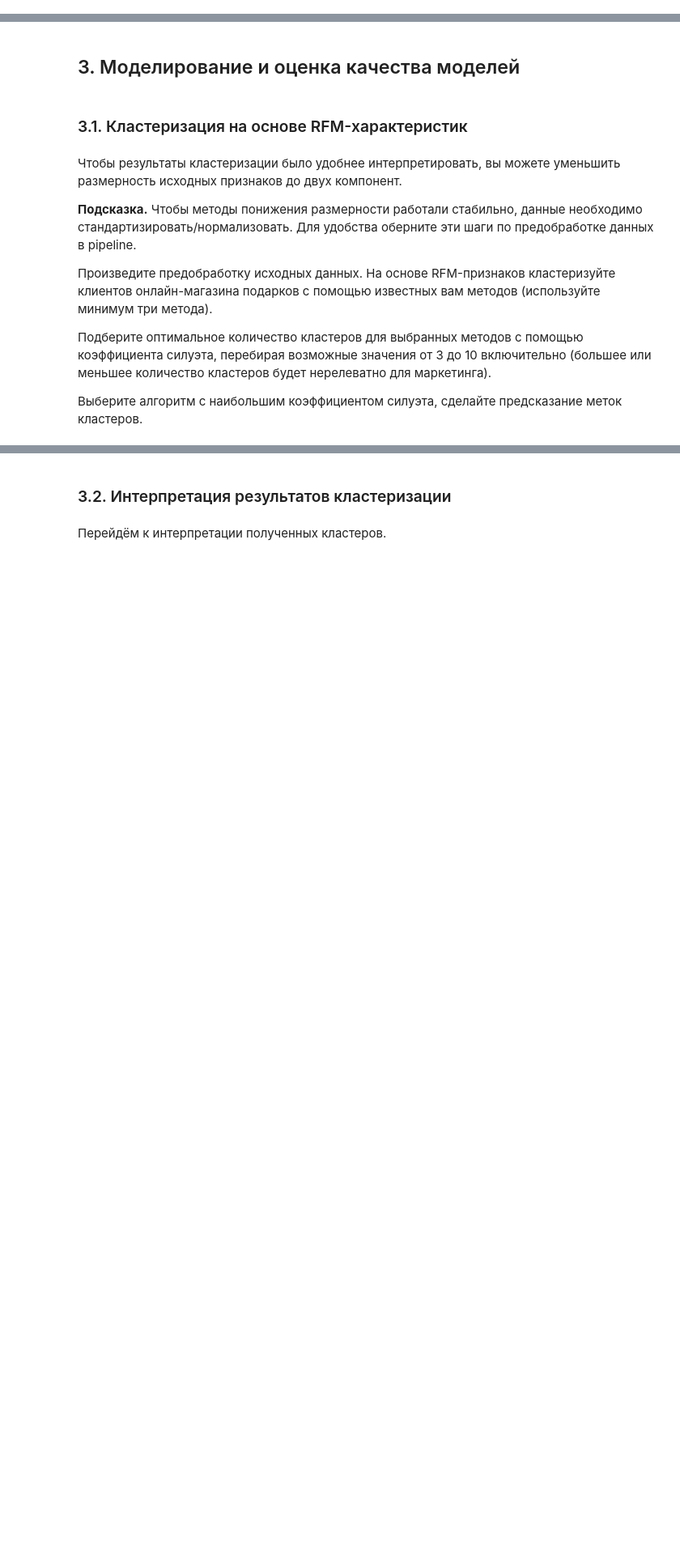
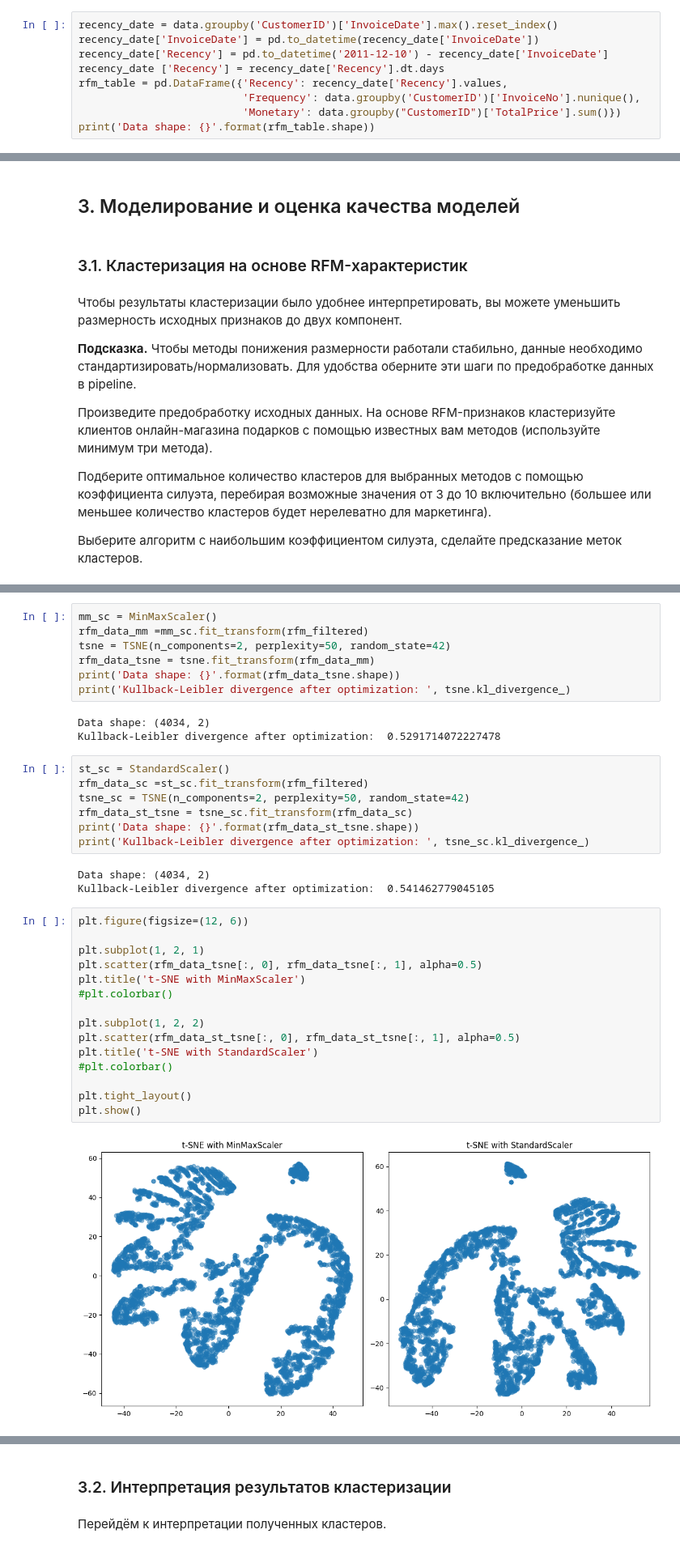
Before and after one commit to Martynovtony/DS-Project-6, a Jupyter notebook: PROJECT_6__Сегментация_клиентов_онлайн_магазина_(1).ipynb, the cells around one changed output, grey strips where cells are left out. Shown at 81% size. Cells and saved outputs as stored; diff of their text form; blank space fills up the shorter version.

```diff
--- a/PROJECT_6__Сегментация_клиентов_онлайн_магазина_(1).ipynb
+++ b/PROJECT_6__Сегментация_клиентов_онлайн_магазина_(1).ipynb
@@ -445,0 +403,9 @@ CustomerID
+# %%
+recency_date = data.groupby('CustomerID')['InvoiceDate'].max().reset_index()
+recency_date['InvoiceDate'] = pd.to_datetime(recency_date['InvoiceDate'])
+recency_date['Recency'] = pd.to_datetime('2011-12-10') - recency_date['InvoiceDate']
+recency_date ['Recency'] = recency_date['Recency'].dt.days
+rfm_table = pd.DataFrame({'Recency': recency_date['Recency'].values,
+                          'Frequency': data.groupby('CustomerID')['InvoiceNo'].nunique(),
+                          'Monetary': data.groupby("CustomerID")['TotalPrice'].sum()})
+print('Data shape: {}'.format(rfm_table.shape))
@@ -675,0 +476,37 @@ DBSCAN Silhouette Score: 0.7068624172185781
+# %%
+mm_sc = MinMaxScaler()
+rfm_data_mm =mm_sc.fit_transform(rfm_filtered)
+tsne = TSNE(n_components=2, perplexity=50, random_state=42)
+rfm_data_tsne = tsne.fit_transform(rfm_data_mm)
+print('Data shape: {}'.format(rfm_data_tsne.shape))
+print('Kullback-Leibler divergence after optimization: ', tsne.kl_divergence_)
+# %% [output]
+Data shape: (4034, 2)
+Kullback-Leibler divergence after optimization:  0.5291714072227478
+# %%
+st_sc = StandardScaler()
+rfm_data_sc =st_sc.fit_transform(rfm_filtered)
+tsne_sc = TSNE(n_components=2, perplexity=50, random_state=42)
+rfm_data_st_tsne = tsne_sc.fit_transform(rfm_data_sc)
+print('Data shape: {}'.format(rfm_data_st_tsne.shape))
+print('Kullback-Leibler divergence after optimization: ', tsne_sc.kl_divergence_)
+# %% [output]
+Data shape: (4034, 2)
+Kullback-Leibler divergence after optimization:  0.541462779045105
+# %%
+plt.figure(figsize=(12, 6))
+
+plt.subplot(1, 2, 1)
+plt.scatter(rfm_data_tsne[:, 0], rfm_data_tsne[:, 1], alpha=0.5)
+plt.title('t-SNE with MinMaxScaler')
+#plt.colorbar()
+
+plt.subplot(1, 2, 2)
+plt.scatter(rfm_data_st_tsne[:, 0], rfm_data_st_tsne[:, 1], alpha=0.5)
+plt.title('t-SNE with StandardScaler')
+#plt.colorbar()
+
+plt.tight_layout()
+plt.show()
+# %% [output]
+[figure, added]
```
Also changed, not shown: parts of 52 cells of this notebook.
